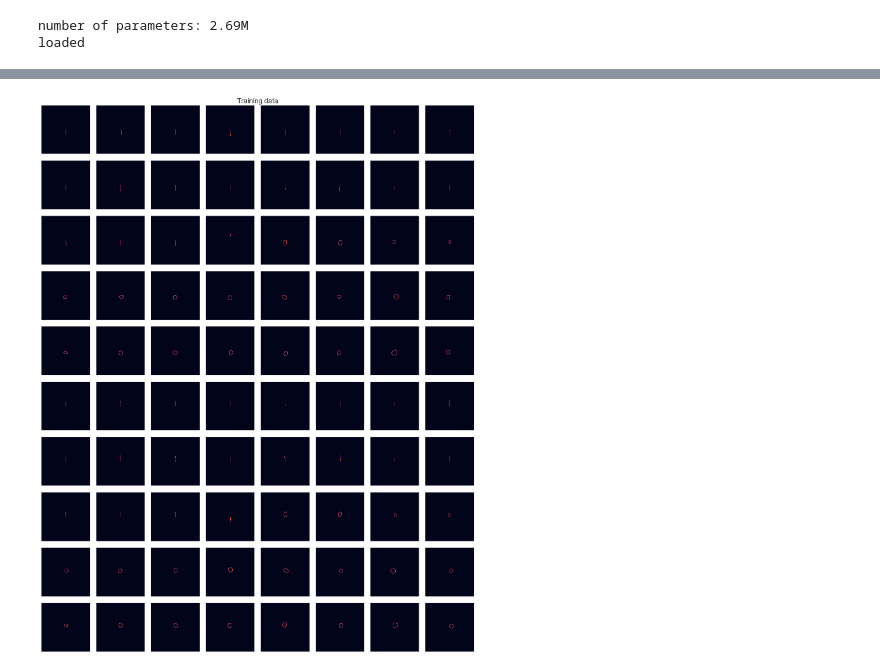
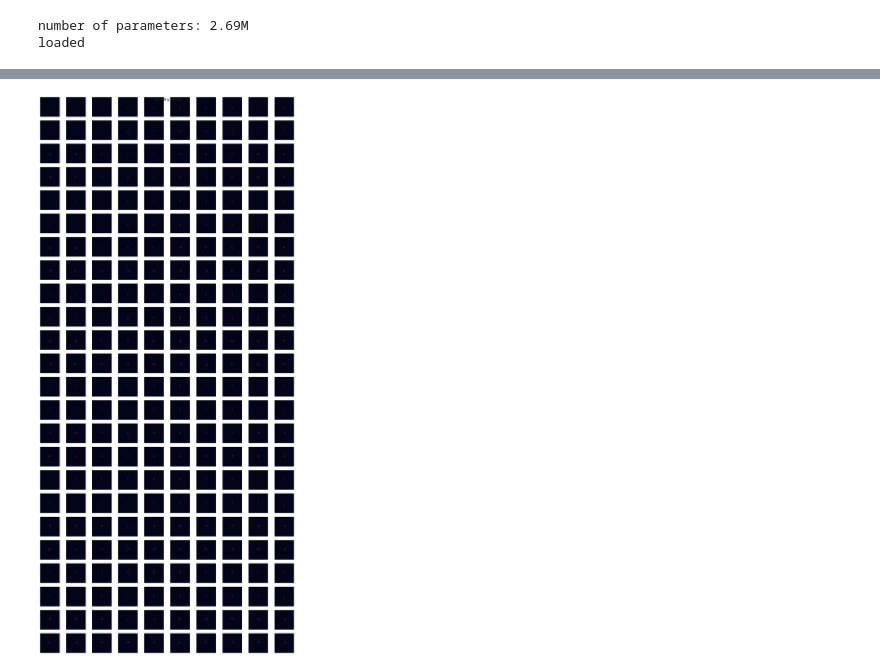
Before and after one commit to KilianFt/Adaptive-HCI, a Jupyter notebook: notebooks/omniglot_exploration.ipynb, the cells around one changed output, grey strips where cells are left out. Drawn from its saved outputs; the diff is of its cells as text; code cells hidden in the pictures.

```diff
--- a/notebooks/omniglot_exploration.ipynb
+++ b/notebooks/omniglot_exploration.ipynb
@@ -60,20 +60,20 @@ for char_idx in range(n_characters):
 # Move indices:
 # 0: left, 1: down, 2: right, 3: up
 # %%
-n_cols = 8
+n_cols = 10
 n_rows = int(np.ceil(len(train_dataset.data) / n_cols))
 
-fig, axs = plt.subplots(n_rows, n_cols, figsize=(14,18))
+fig, axs = plt.subplots(n_rows, n_cols, figsize=(14,30))
 for i, stroke in enumerate(train_dataset.data):
     row_idx = i // n_cols
     col_idx = i % n_cols
     ax = axs[row_idx, col_idx]
     plot_encoded_moves(stroke, canvas_size=250, ax=ax)
 
 fig.suptitle('Training data', fontsize=16)
 plt.tight_layout()
 # %% [output]
-[figure, old version]
+[figure, new version]
 # %%
 n_samples = 12
 start_tokens = torch.tensor([0], dtype=torch.long)
```
Also changed, not shown: parts of 6 cells of this notebook, 4 other files.
